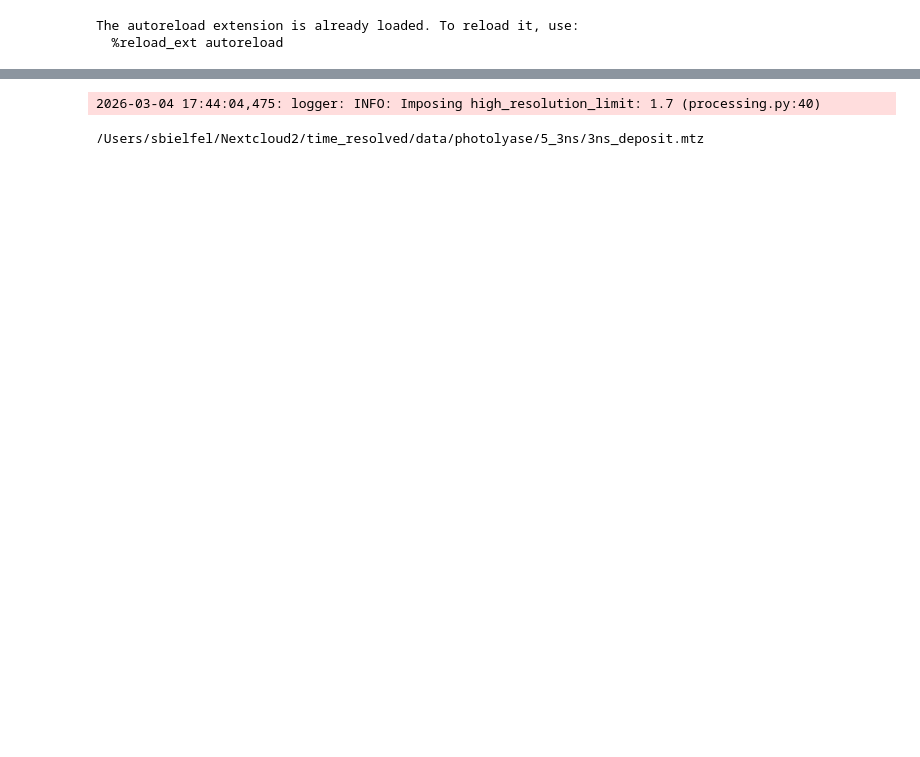
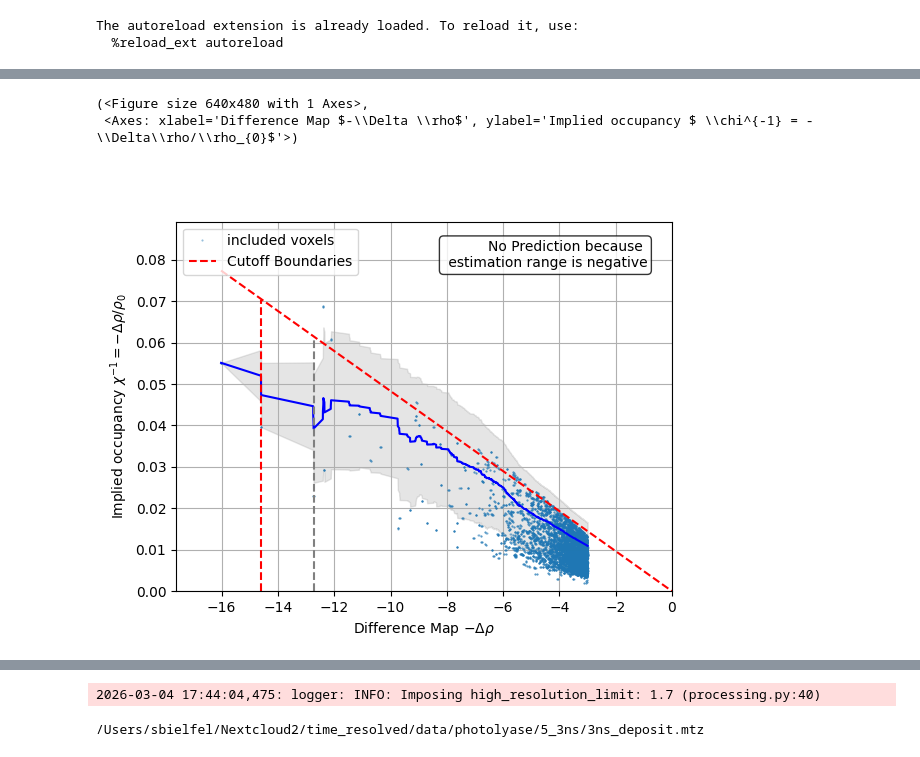
Before and after one commit to cvazz/occupancy-estimation, a Jupyter notebook: paperplots/visualize_many.ipynb, the cells around one changed output, grey strips where cells are left out. Drawn from its saved outputs; the diff is of its cells as text; code cells hidden in the pictures; blank space fills up the shorter version.

```diff
--- a/paperplots/visualize_many.ipynb
+++ b/paperplots/visualize_many.ipynb
@@ -61,0 +77,4 @@ else:
+# %%
+# plot_extrapolation_estimate(diffmap, map_dark, inclusion_mask, config)
+plot_extrapolation_estimate_new(diffmap, map_dark, inclusion_mask, config)
+# %% [output]
@@ -62 +82,4 @@ else:
+(<Figure size 640x480 with 1 Axes>,
+ <Axes: xlabel='Difference Map $-\\Delta \\rho$', ylabel='Implied occupancy $ \\chi^{-1} = -\\Delta\\rho/\\rho_{0}$'>)
+[figure, added]
 # %%
```
Also changed, not shown: parts of 6 cells of this notebook, 8 other files.
